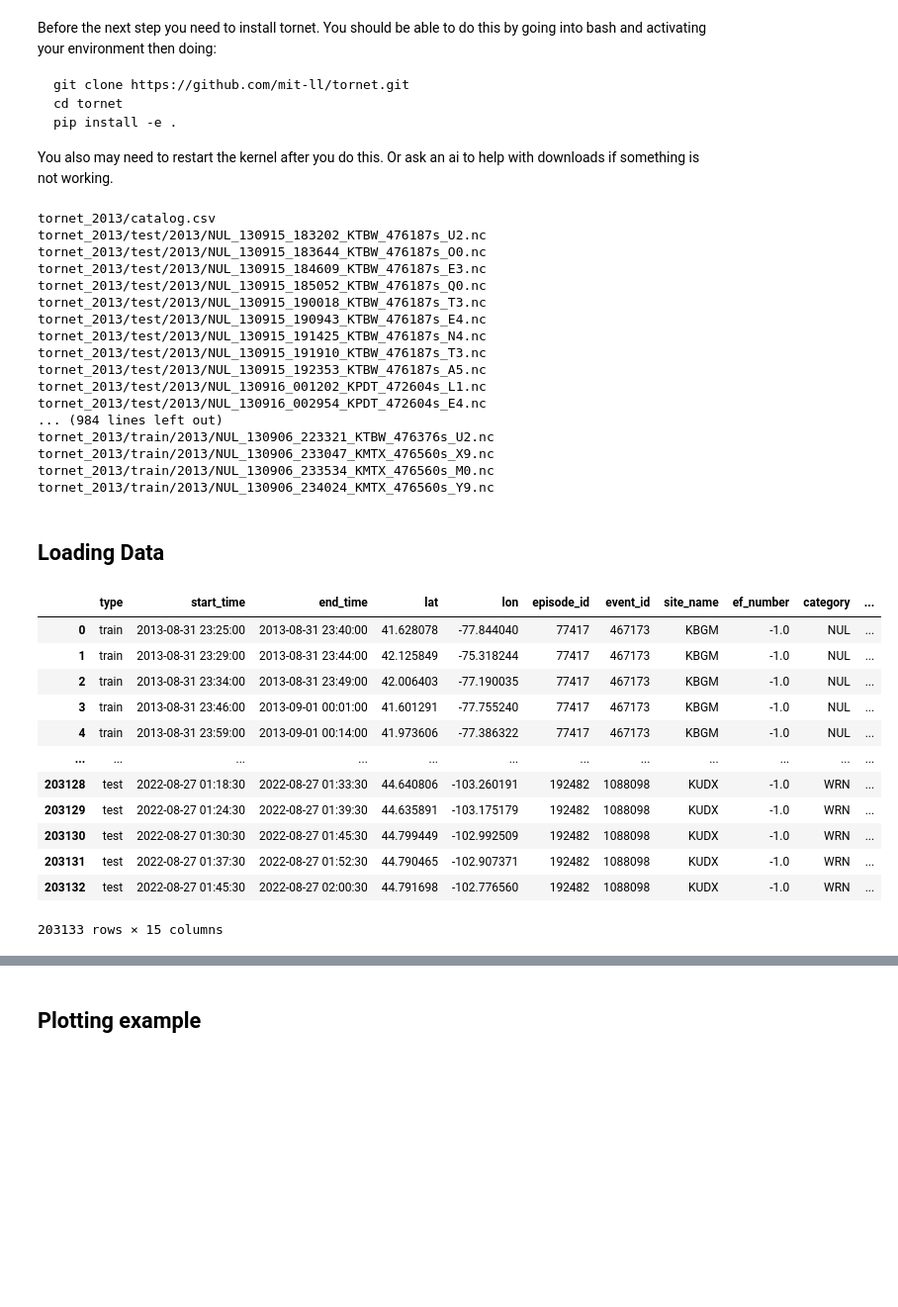
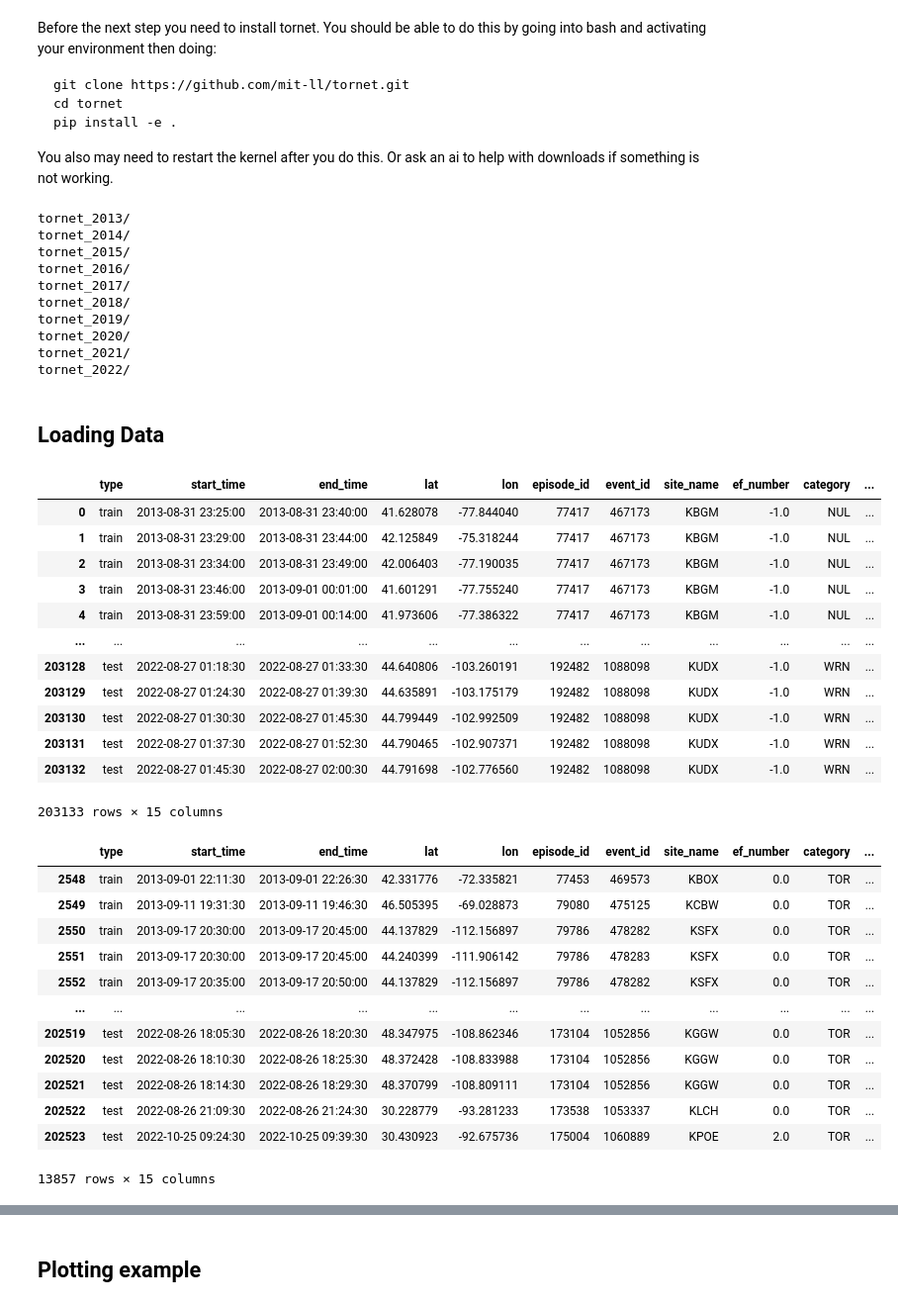
Before and after one commit to UW-MLGEO/2026MLGeo-CloudsTeam, a Jupyter notebook: tornet_data_load.ipynb, the cells around one changed output, grey strips where cells are left out. Shown at 99% size. Drawn from its saved outputs; the diff is of its cells as text; code cells hidden in the pictures; blank space fills up the shorter version.

```diff
--- a/tornet_data_load.ipynb
+++ b/tornet_data_load.ipynb
@@ -93,54 +95,67 @@ from tornet.data.loader import read_file, TornadoDataLoader
 s3_client = boto3.client('s3')
 bucket_name = 'ml-cloud-project-data'
 
-## This is going to list every file thats on the server right now.
-response = s3_client.list_objects_v2(Bucket = bucket_name)
-for obj in response.get('Contents', []):
-    print(obj['Key'])
+## List folders (common prefixes) at the top level
+response = s3_client.list_objects_v2(Bucket=bucket_name, Delimiter='/')
+
+# Print folders
+for prefix in response.get('CommonPrefixes', []):
+    print(prefix['Prefix'])
+
+# ## This is going to list every file thats on the server right now.
+# response = s3_client.list_objects_v2(Bucket = bucket_name)
+# for obj in response.get('Contents', []):
+#     print(obj['Key'])
 # %% [output]
-tornet_2013/catalog.csv
-tornet_2013/test/2013/NUL_130915_183202_KTBW_476187s_U2.nc
-tornet_2013/test/2013/NUL_130915_183644_KTBW_476187s_O0.nc
-tornet_2013/test/2013/NUL_130915_184609_KTBW_476187s_E3.nc
-tornet_2013/test/2013/NUL_130915_185052_KTBW_476187s_Q0.nc
-tornet_2013/test/2013/NUL_130915_190018_KTBW_476187s_T3.nc
-tornet_2013/test/2013/NUL_130915_190943_KTBW_476187s_E4.nc
-tornet_2013/test/2013/NUL_130915_191425_KTBW_476187s_N4.nc
-tornet_2013/test/2013/NUL_130915_191910_KTBW_476187s_T3.nc
-tornet_2013/test/2013/NUL_130915_192353_KTBW_476187s_A5.nc
-tornet_2013/test/2013/NUL_130916_001202_KPDT_472604s_L1.nc
-tornet_2013/test/2013/NUL_130916_002954_KPDT_472604s_E4.nc
-... (984 lines left out)
-tornet_2013/train/2013/NUL_130906_223321_KTBW_476376s_U2.nc
-tornet_2013/train/2013/NUL_130906_233047_KMTX_476560s_X9.nc
-tornet_2013/train/2013/NUL_130906_233534_KMTX_476560s_M0.nc
-tornet_2013/train/2013/NUL_130906_234024_KMTX_476560s_Y9.nc
+tornet_2013/
+tornet_2014/
+tornet_2015/
+tornet_2016/
+tornet_2017/
+tornet_2018/
+tornet_2019/
+tornet_2020/
+tornet_2021/
+tornet_2022/
 # %% [markdown]
 ## Loading Data
 # %%
 ## Here is the code to open the csv file that lists all of the events
 tornet_cases = pd.read_csv('s3://ml-cloud-project-data/tornet_2013/catalog.csv')
 
 ## Shows csv structure
 display(tornet_cases)
 
 ## Here is an example of finding the files from a specific event
-paper_case = tornet_cases[tornet_cases['event_id'] == 799239]
+paper_case = tornet_cases[tornet_cases['category'] == 'TOR']
 display(paper_case)
 # %% [output]
 |  | type | start_time | end_time | lat | lon | episode_id | event_id | site_name | ef_number | category | ... |
 | 0 | train | 2013-08-31 23:25:00 | 2013-08-31 23:40:00 | 41.628078 | -77.844040 | 77417 | 467173 | KBGM | -1.0 | NUL | ... |
 | 1 | train | 2013-08-31 23:29:00 | 2013-08-31 23:44:00 | 42.125849 | -75.318244 | 77417 | 467173 | KBGM | -1.0 | NUL | ... |
 | 2 | train | 2013-08-31 23:34:00 | 2013-08-31 23:49:00 | 42.006403 | -77.190035 | 77417 | 467173 | KBGM | -1.0 | NUL | ... |
 | 3 | train | 2013-08-31 23:46:00 | 2013-09-01 00:01:00 | 41.601291 | -77.755240 | 77417 | 467173 | KBGM | -1.0 | NUL | ... |
 | 4 | train | 2013-08-31 23:59:00 | 2013-09-01 00:14:00 | 41.973606 | -77.386322 | 77417 | 467173 | KBGM | -1.0 | NUL | ... |
 | ... | ... | ... | ... | ... | ... | ... | ... | ... | ... | ... | ... |
 | 203128 | test | 2022-08-27 01:18:30 | 2022-08-27 01:33:30 | 44.640806 | -103.260191 | 192482 | 1088098 | KUDX | -1.0 | WRN | ... |
 | 203129 | test | 2022-08-27 01:24:30 | 2022-08-27 01:39:30 | 44.635891 | -103.175179 | 192482 | 1088098 | KUDX | -1.0 | WRN | ... |
 | 203130 | test | 2022-08-27 01:30:30 | 2022-08-27 01:45:30 | 44.799449 | -102.992509 | 192482 | 1088098 | KUDX | -1.0 | WRN | ... |
 | 203131 | test | 2022-08-27 01:37:30 | 2022-08-27 01:52:30 | 44.790465 | -102.907371 | 192482 | 1088098 | KUDX | -1.0 | WRN | ... |
 | 203132 | test | 2022-08-27 01:45:30 | 2022-08-27 02:00:30 | 44.791698 | -102.776560 | 192482 | 1088098 | KUDX | -1.0 | WRN | ... |
 203133 rows × 15 columns
+|  | type | start_time | end_time | lat | lon | episode_id | event_id | site_name | ef_number | category | ... |
+| 2548 | train | 2013-09-01 22:11:30 | 2013-09-01 22:26:30 | 42.331776 | -72.335821 | 77453 | 469573 | KBOX | 0.0 | TOR | ... |
+| 2549 | train | 2013-09-11 19:31:30 | 2013-09-11 19:46:30 | 46.505395 | -69.028873 | 79080 | 475125 | KCBW | 0.0 | TOR | ... |
+| 2550 | train | 2013-09-17 20:30:00 | 2013-09-17 20:45:00 | 44.137829 | -112.156897 | 79786 | 478282 | KSFX | 0.0 | TOR | ... |
+| 2551 | train | 2013-09-17 20:30:00 | 2013-09-17 20:45:00 | 44.240399 | -111.906142 | 79786 | 478283 | KSFX | 0.0 | TOR | ... |
+| 2552 | train | 2013-09-17 20:35:00 | 2013-09-17 20:50:00 | 44.137829 | -112.156897 | 79786 | 478282 | KSFX | 0.0 | TOR | ... |
+| ... | ... | ... | ... | ... | ... | ... | ... | ... | ... | ... | ... |
+| 202519 | test | 2022-08-26 18:05:30 | 2022-08-26 18:20:30 | 48.347975 | -108.862346 | 173104 | 1052856 | KGGW | 0.0 | TOR | ... |
+| 202520 | test | 2022-08-26 18:10:30 | 2022-08-26 18:25:30 | 48.372428 | -108.833988 | 173104 | 1052856 | KGGW | 0.0 | TOR | ... |
+| 202521 | test | 2022-08-26 18:14:30 | 2022-08-26 18:29:30 | 48.370799 | -108.809111 | 173104 | 1052856 | KGGW | 0.0 | TOR | ... |
+| 202522 | test | 2022-08-26 21:09:30 | 2022-08-26 21:24:30 | 30.228779 | -93.281233 | 173538 | 1053337 | KLCH | 0.0 | TOR | ... |
+| 202523 | test | 2022-10-25 09:24:30 | 2022-10-25 09:39:30 | 30.430923 | -92.675736 | 175004 | 1060889 | KPOE | 2.0 | TOR | ... |
+13857 rows × 15 columns
 # %%
 ## This loads the data. The last part of the string is the file name which you can find from the csv file.
 ds = xr.open_dataset(
```
Also changed, not shown: parts of 7 cells of this notebook.
